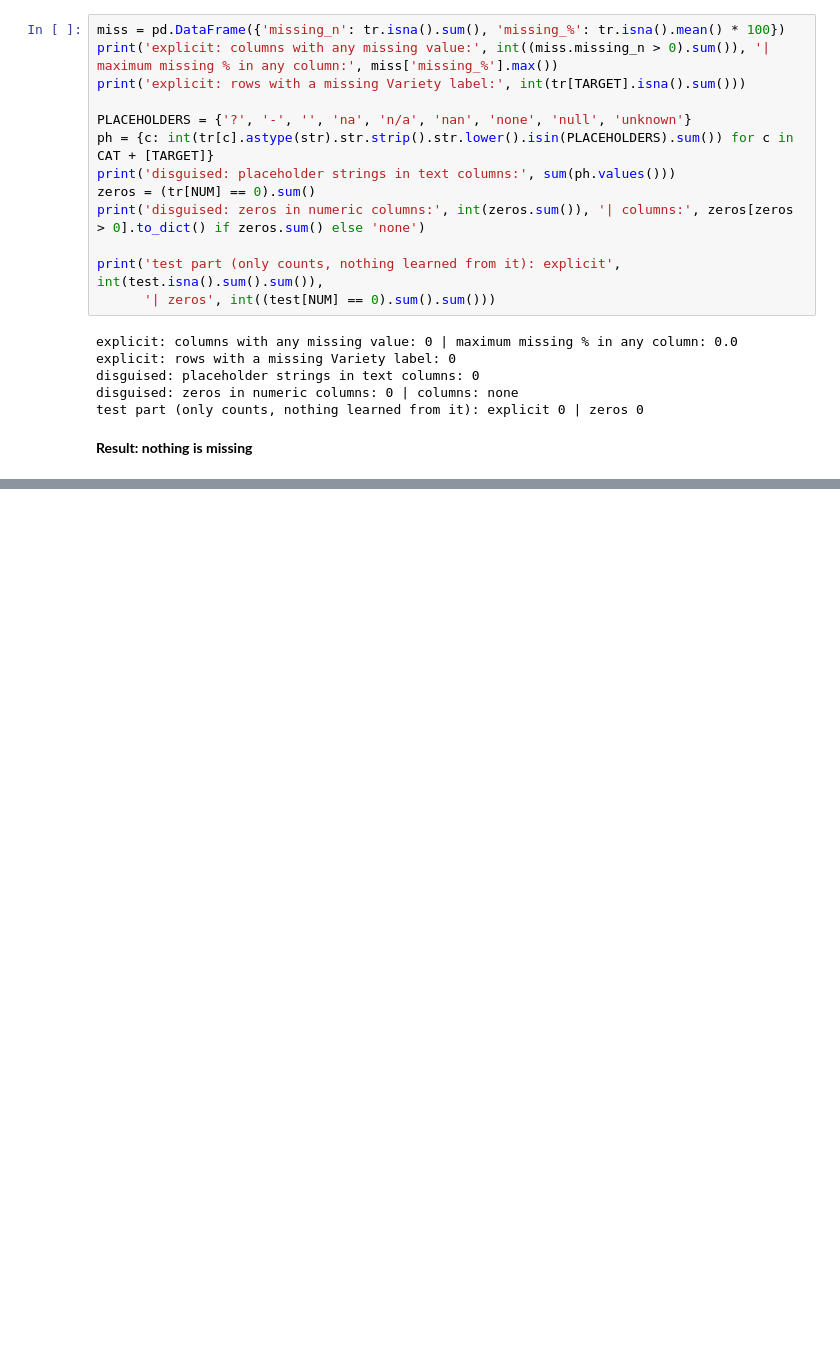
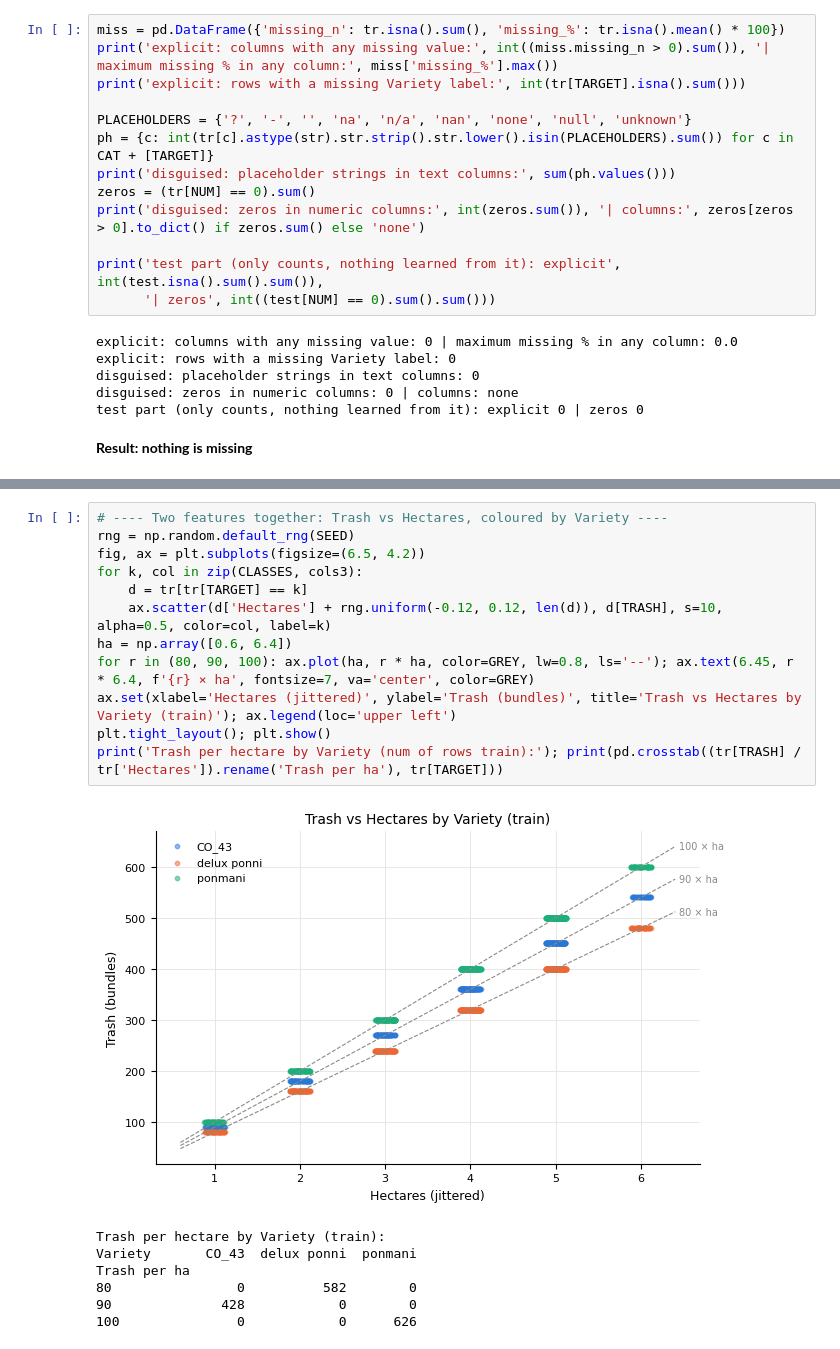
Before and after one commit to phattanaratjeedjeen-sudo/paddy, a Jupyter notebook: src/HW02_6810.ipynb, the cells around one changed output, grey strips where cells are left out. Drawn from its saved outputs; the diff is of its cells as text; blank space fills up the shorter version.

```diff
--- a/src/HW02_6810.ipynb
+++ b/src/HW02_6810.ipynb
@@ -580,0 +598,20 @@ test part (only counts, nothing learned from it): explicit 0 | zeros 0
+# %%
+# ---- Two features together: Trash vs Hectares, coloured by Variety ----
+rng = np.random.default_rng(SEED)
+fig, ax = plt.subplots(figsize=(6.5, 4.2))
+for k, col in zip(CLASSES, cols3):
+    d = tr[tr[TARGET] == k]
+    ax.scatter(d['Hectares'] + rng.uniform(-0.12, 0.12, len(d)), d[TRASH], s=10, alpha=0.5, color=col, label=k)
+ha = np.array([0.6, 6.4])
+for r in (80, 90, 100): ax.plot(ha, r * ha, color=GREY, lw=0.8, ls='--'); ax.text(6.45, r * 6.4, f'{r} × ha', fontsize=7, va='center', color=GREY)
+ax.set(xlabel='Hectares (jittered)', ylabel='Trash (bundles)', title='Trash vs Hectares by Variety (train)'); ax.legend(loc='upper left')
+plt.tight_layout(); plt.show()
+print('Trash per hectare by Variety (num of rows train):'); print(pd.crosstab((tr[TRASH] / tr['Hectares']).rename('Trash per ha'), tr[TARGET]))
+# %% [output]
+[figure, added]
+Trash per hectare by Variety (train):
+Variety       CO_43  delux ponni  ponmani
+Trash per ha
+80                0          582        0
+90              428            0        0
+100               0            0      626
```
Also changed, not shown: parts of 8 cells of this notebook.
